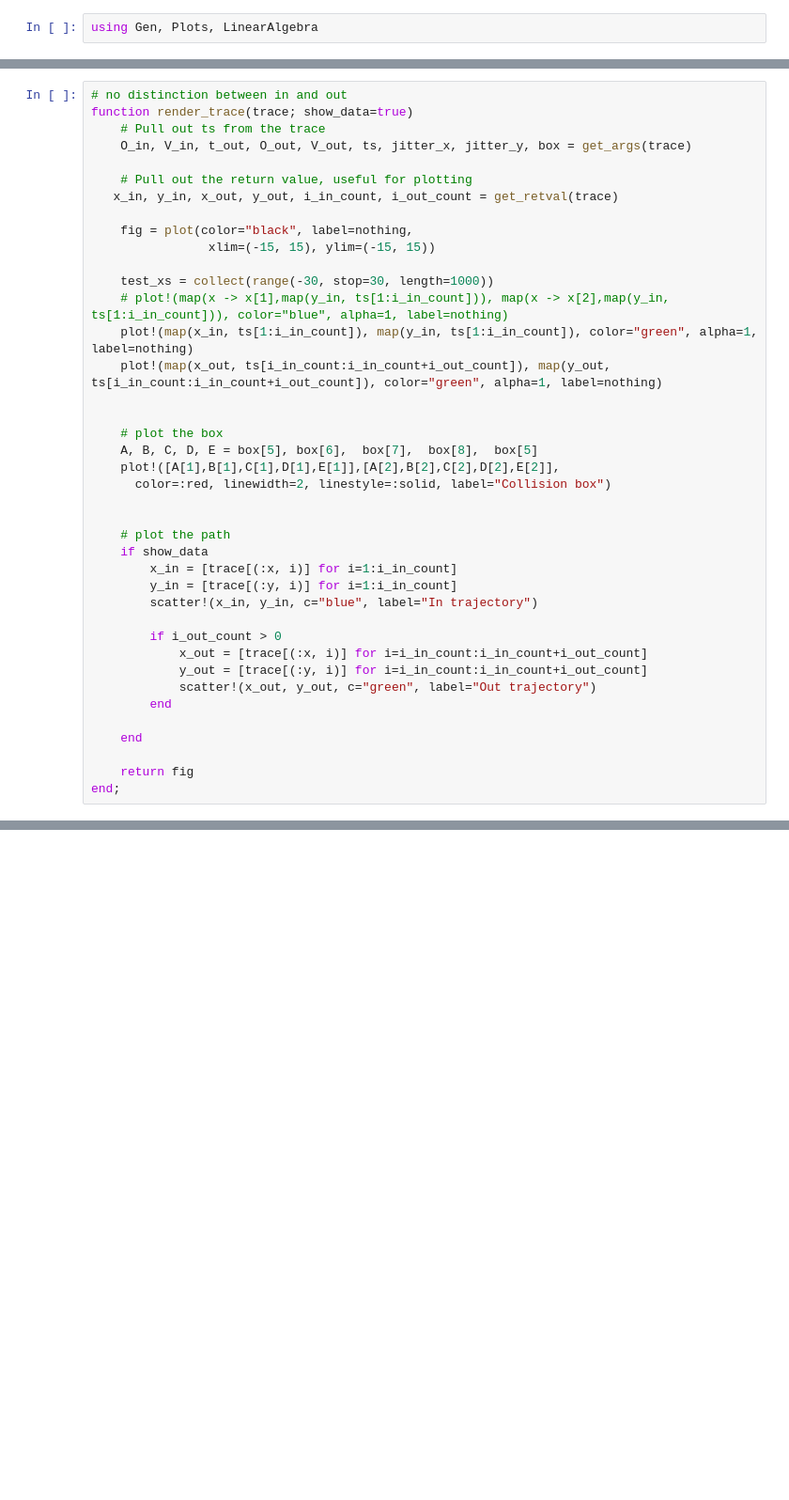
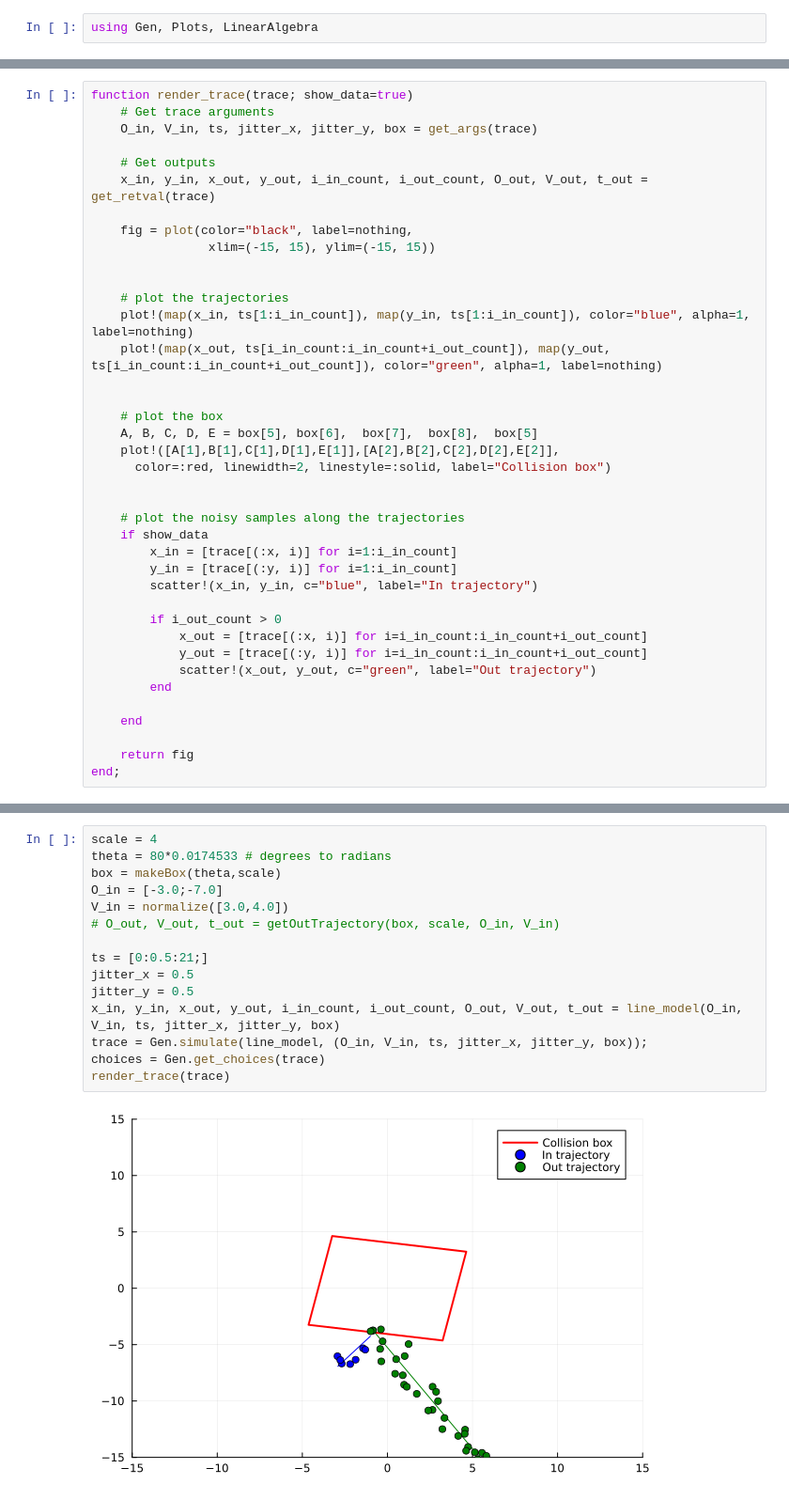
Before and after one commit to lianexu/9.66-Final-Project, a Jupyter notebook: MyProject/src/PhysicsSim3.ipynb, the cells around one changed output, grey strips where cells are left out. Shown at 94% size. Saved outputs shown, nothing was run; the diff lists cells and outputs as text; blank space fills up the shorter version.

```diff
--- a/MyProject/src/PhysicsSim3.ipynb
+++ b/MyProject/src/PhysicsSim3.ipynb
@@ -208,19 +221,18 @@ getOutTrajectory (generic function with 1 method)
 end;
 # %%
-# no distinction between in and out
 function render_trace(trace; show_data=true)
-    # Pull out ts from the trace
-    O_in, V_in, t_out, O_out, V_out, ts, jitter_x, jitter_y, box = get_args(trace)
+    # Get trace arguments
+    O_in, V_in, ts, jitter_x, jitter_y, box = get_args(trace)
 
-    # Pull out the return value, useful for plotting
-   x_in, y_in, x_out, y_out, i_in_count, i_out_count = get_retval(trace)
+    # Get outputs
+    x_in, y_in, x_out, y_out, i_in_count, i_out_count, O_out, V_out, t_out = get_retval(trace)
 
     fig = plot(color="black", label=nothing,
                 xlim=(-15, 15), ylim=(-15, 15))
 
-    test_xs = collect(range(-30, stop=30, length=1000))
-    # plot!(map(x -> x[1],map(y_in, ts[1:i_in_count])), map(x -> x[2],map(y_in, ts[1:i_in_count])), color="blue", alpha=1, label=nothing)
-    plot!(map(x_in, ts[1:i_in_count]), map(y_in, ts[1:i_in_count]), color="green", alpha=1, label=nothing)
+
+    # plot the trajectories
+    plot!(map(x_in, ts[1:i_in_count]), map(y_in, ts[1:i_in_count]), color="blue", alpha=1, label=nothing)
     plot!(map(x_out, ts[i_in_count:i_in_count+i_out_count]), map(y_out, ts[i_in_count:i_in_count+i_out_count]), color="green", alpha=1, label=nothing)
 
 
@@ -230,7 +242,7 @@ function render_trace(trace; show_data=true)
       color=:red, linewidth=2, linestyle=:solid, label="Collision box")
 
 
-    # plot the path
+    # plot the noisy samples along the trajectories
     if show_data
         x_in = [trace[(:x, i)] for i=1:i_in_count]
         y_in = [trace[(:y, i)] for i=1:i_in_count]
@@ -252,0 +261,17 @@ end;
+# %%
+scale = 4
+theta = 80*0.0174533 # degrees to radians
+box = makeBox(theta,scale)
+O_in = [-3.0;-7.0]
+V_in = normalize([3.0,4.0])
+# O_out, V_out, t_out = getOutTrajectory(box, scale, O_in, V_in)
+
+ts = [0:0.5:21;]
+jitter_x = 0.5
+jitter_y = 0.5
+x_in, y_in, x_out, y_out, i_in_count, i_out_count, O_out, V_out, t_out = line_model(O_in, V_in, ts, jitter_x, jitter_y, box)
+trace = Gen.simulate(line_model, (O_in, V_in, ts, jitter_x, jitter_y, box));
+choices = Gen.get_choices(trace)
+render_trace(trace)
+# %% [output]
+[figure, new version]
```
Also changed, not shown: parts of 24 cells of this notebook.
